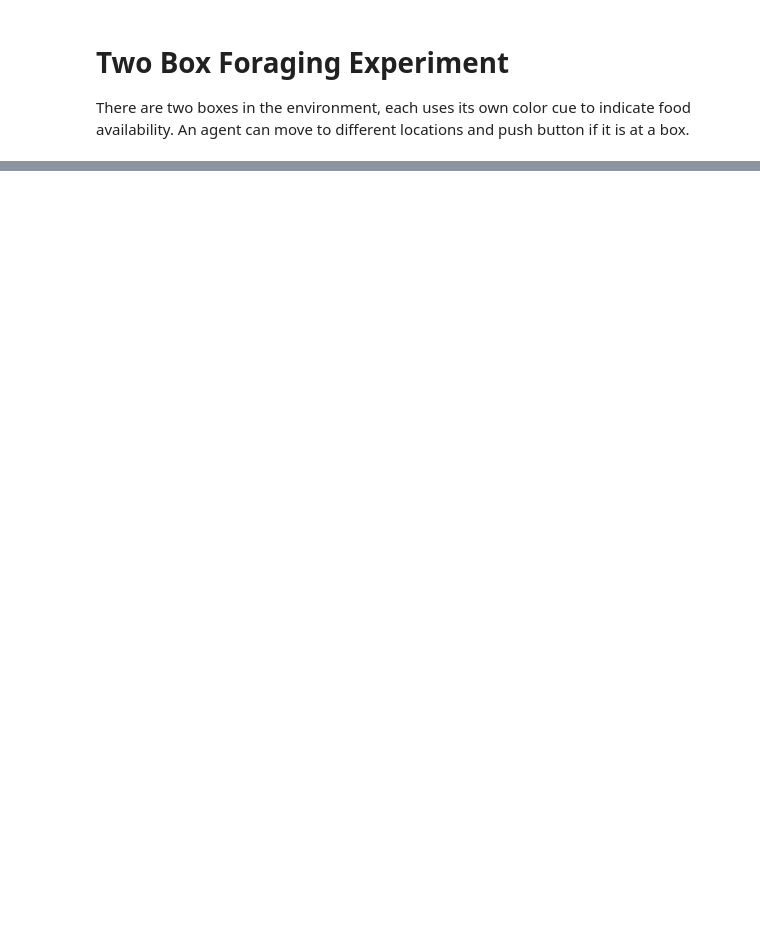
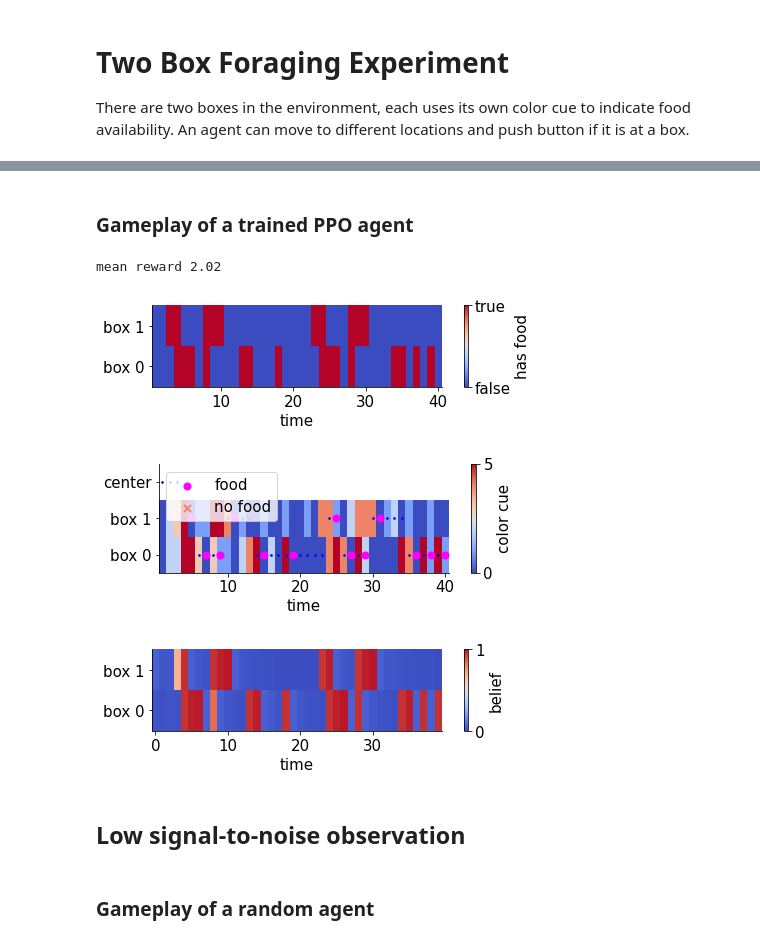
Before and after one commit to XaqLab/box-foraging, a Jupyter notebook: demo.ipynb, the cells around one changed output, grey strips where cells are left out. Saved outputs shown, nothing was run; the diff lists cells and outputs as text; code cells hidden in the pictures; blank space fills up the shorter version.

Commit message:
Update demo.ipynb
Gameplay of trained PPO agent on two environments are illustrated.

```diff
--- a/demo.ipynb
+++ b/demo.ipynb
@@ -6,3 +11,9 @@ import numpy as np
 # Two Box Foraging Experiment
 
 There are two boxes in the environment, each uses its own color cue to indicate food availability. An agent can move to different locations and push button if it is at a box.
+# %%
+boxes_spec = {
+    'num_boxes': 2,
+    'p_appear': 0.2, 'p_vanish': 0.1,
+}
+num_steps = 40
@@ -9,5 +22,6 @@ There are two boxes in the environment, each uses its own color cue to indicate
 # %%
-from boxforage.environments import BoxForagingEnvironment
-
-env = BoxForagingEnvironment(boxes_spec={'num_boxes': 2, 'p_appear': 0.2, 'p_vanish': 0.1, 'p_true': 0.6, 'p_false': 0.2})
+boxes_spec.update({
+    'p_true': 0.9, 'p_false': 0.1,
+})
+env = BoxForagingEnvironment(boxes_spec=boxes_spec)
 # %% [markdown]
@@ -27,0 +41,19 @@ fig, ax = plot_box_beliefs(trial)
+# %% [markdown]
+### Gameplay of a trained PPO agent
+# %%
+algo = PPO('MlpPolicy', env, device='cpu')
+algo.policy.load_state_dict(torch.load('algo_0901.pt'))
+
+trial = env.run_one_trial(algo=algo, num_steps=num_steps)
+
+print('mean reward {:.2f}'.format(trial['rewards'].mean()))
+fig, ax = plot_box_states(trial)
+fig, ax = plot_experience(trial, num_grades=env.boxes_spec['num_grades'])
+fig, ax = plot_box_beliefs(trial)
+# %% [output]
+mean reward 2.02
+[figure, added]
+[figure, added]
+[figure, added]
+# %% [markdown]
+## Low signal-to-noise observation
@@ -27,0 +65,2 @@ fig, ax = plot_box_beliefs(trial)
+# %% [markdown]
+### Gameplay of a random agent
```
Also changed, not shown: parts of 9 cells of this notebook, 2 other files.
